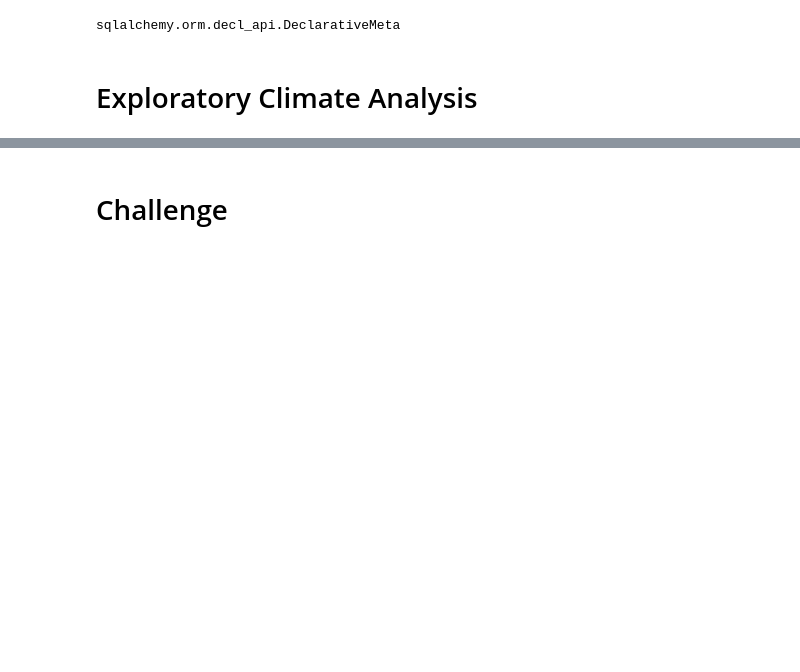
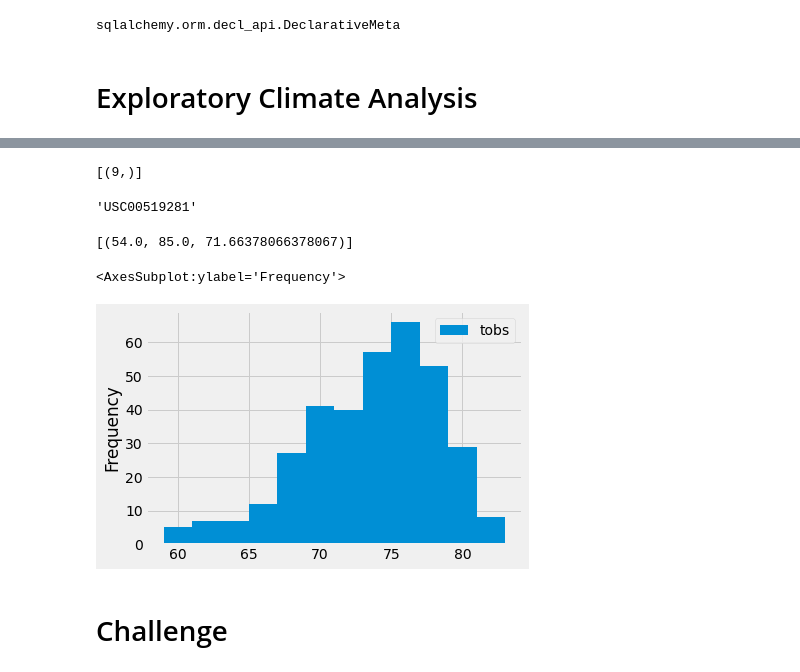
Before and after one commit to mlov1649/surfs_up, a Jupyter notebook: climate_analysis.ipynb, the cells around one changed output, grey strips where cells are left out. Saved outputs shown, nothing was run; the diff lists cells and outputs as text; code cells hidden in the pictures; blank space fills up the shorter version.

```diff
--- a/climate_analysis.ipynb
+++ b/climate_analysis.ipynb
@@ -61,2 +92,5 @@ session = Session(engine)
 # %%
 # How many stations are available in this dataset?
+session.query(func.count(Station.station)).all()
+# %% [output]
+[(9,)]
@@ -66,9 +97,45 @@ session = Session(engine)
+# %%
+# What are the most active stations?
+session.query(Measurement.station, func.count(Measurement.station)).\
+    group_by(Measurement.station).order_by(func.count(Measurement.station).desc()).all()
+
+# List the stations and the counts in descending order. ## Use order_by
+
+#Set the most active station to a variable
+most_active = session.query(Measurement.station, func.count(Measurement.station)).\
+    group_by(Measurement.station).order_by(func.count(Measurement.station).desc()).all()
+
+
+choice_station = most_active[0][0]
+choice_station
+# %% [output]
+'USC00519281'
 # %%
 # Using the station id from the previous query, calculate the lowest temperature recorded,
 # highest temperature recorded, and average temperature most active station?
+
+
+session.query(func.min(Measurement.tobs), func.max(Measurement.tobs), func.avg(Measurement.tobs)).\
+filter(Measurement.station == choice_station).all()
+# %% [output]
+[(54.0, 85.0, 71.66378066378067)]
 # %%
 # Choose the station with the highest number of temperature observations.
+#results = session.query(Measurement.tobs).\
+#    filter(Measurement.station == 'USC00519281').all()
+#print(results)
+
 # Query the last 12 months of temperature observation data for this station and plot the results as a histogram
+results = session.query(Measurement.tobs).\
+filter(Measurement.station == 'USC00519281').\
+filter(Measurement.date >= prev_year).all()
+df = pd.DataFrame(results, columns=['tobs'])
+#print(df)
+
+df.plot.hist(bins=12)
+# %% [output]
+<AxesSubplot:ylabel='Frequency'>
+[figure, added]
 # %%
 # Write a function called `calc_temps` that will accept start date and end date in the format '%Y-%m-%d'
 # and return the minimum, average, and maximum temperatures for that range of dates
```
Also changed, not shown: parts of 3 cells of this notebook.
